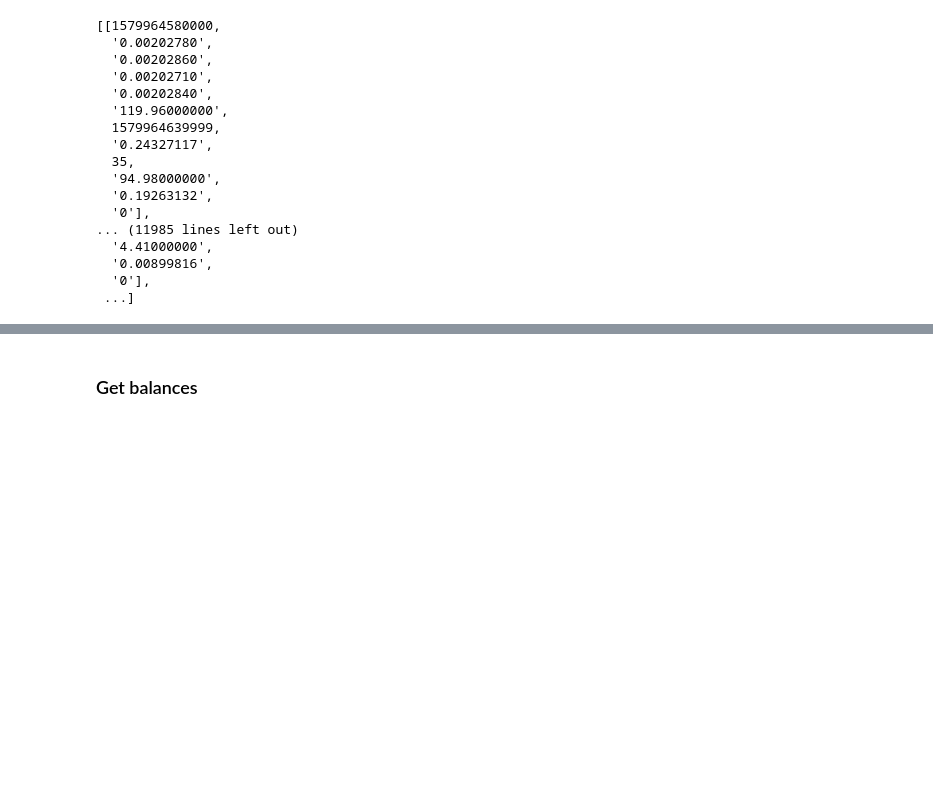
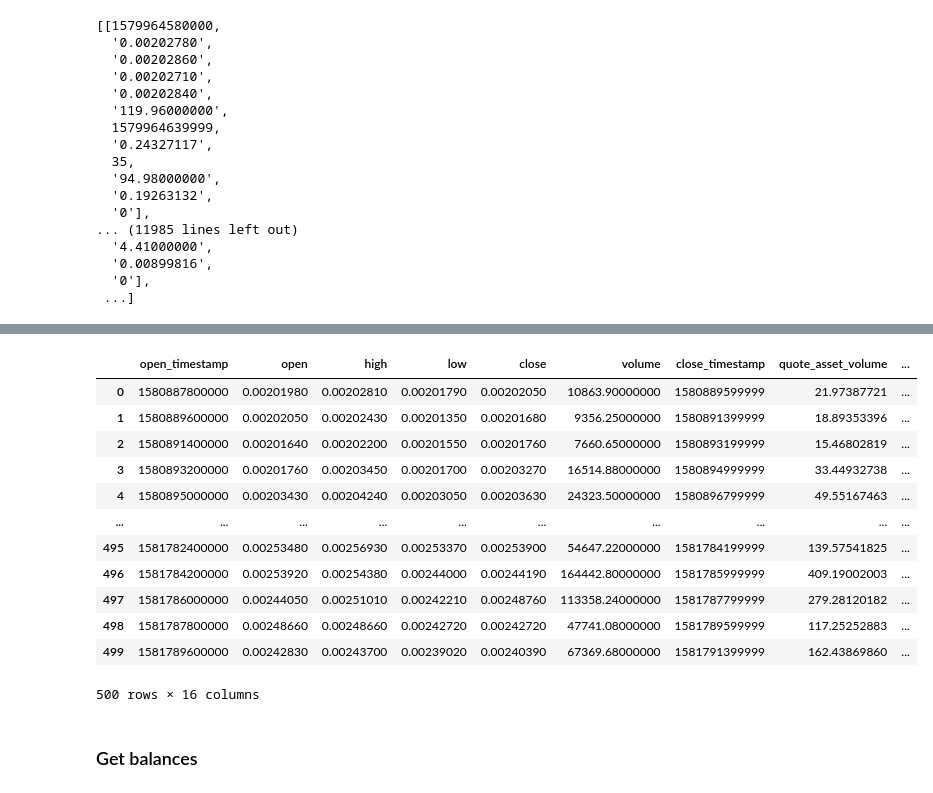
Before and after one commit to ChrisMcPherson/logic_by_loidsig, a Jupyter notebook: notebooks/eda_notebooks/binance_data_exploration.ipynb, the cells around one changed output, grey strips where cells are left out. Drawn from its saved outputs; the diff is of its cells as text; code cells hidden in the pictures; blank space fills up the shorter version.

Commit message:
initial candlestick data event pipeline build

```diff
--- a/notebooks/eda_notebooks/binance_data_exploration.ipynb
+++ b/notebooks/eda_notebooks/binance_data_exploration.ipynb
@@ -41,0 +65,24 @@ bnb_client.get_historical_klines("BNBBTC", Client.KLINE_INTERVAL_1MINUTE, "1 day
+# %%
+candles = bnb_client.get_klines(symbol='BNBBTC', interval=Client.KLINE_INTERVAL_30MINUTE)
+df = pd.DataFrame(candles, columns=['open_timestamp','open','high','low','close','volume','close_timestamp',
+                                        'quote_asset_volume', 'trade_count', 'taker_buy_base_asset_volume',
+                                        'taker_buy_quote_asset_volume','ignore'])
+df['open_timestamp_trim'] = df['open_timestamp']/1000
+df['close_timestamp_trim'] = df['close_timestamp']/1000
+df['open_datetime'] = pd.to_datetime(df['open_timestamp_trim'], unit='s')
+df['close_datetime'] = pd.to_datetime(df['close_timestamp_trim'], unit='s')
+df
+# %% [output]
+|  | open_timestamp | open | high | low | close | volume | close_timestamp | quote_asset_volume | ... |
+| 0 | 1580887800000 | 0.00201980 | 0.00202810 | 0.00201790 | 0.00202050 | 10863.90000000 | 1580889599999 | 21.97387721 | ... |
+| 1 | 1580889600000 | 0.00202050 | 0.00202430 | 0.00201350 | 0.00201680 | 9356.25000000 | 1580891399999 | 18.89353396 | ... |
+| 2 | 1580891400000 | 0.00201640 | 0.00202200 | 0.00201550 | 0.00201760 | 7660.65000000 | 1580893199999 | 15.46802819 | ... |
+| 3 | 1580893200000 | 0.00201760 | 0.00203450 | 0.00201700 | 0.00203270 | 16514.88000000 | 1580894999999 | 33.44932738 | ... |
+| 4 | 1580895000000 | 0.00203430 | 0.00204240 | 0.00203050 | 0.00203630 | 24323.50000000 | 1580896799999 | 49.55167463 | ... |
+| ... | ... | ... | ... | ... | ... | ... | ... | ... | ... |
+| 495 | 1581782400000 | 0.00253480 | 0.00256930 | 0.00253370 | 0.00253900 | 54647.22000000 | 1581784199999 | 139.57541825 | ... |
+| 496 | 1581784200000 | 0.00253920 | 0.00254380 | 0.00244000 | 0.00244190 | 164442.80000000 | 1581785999999 | 409.19002003 | ... |
+| 497 | 1581786000000 | 0.00244050 | 0.00251010 | 0.00242210 | 0.00248760 | 113358.24000000 | 1581787799999 | 279.28120182 | ... |
+| 498 | 1581787800000 | 0.00248660 | 0.00248660 | 0.00242720 | 0.00242720 | 47741.08000000 | 1581789599999 | 117.25252883 | ... |
+| 499 | 1581789600000 | 0.00242830 | 0.00243700 | 0.00239020 | 0.00240390 | 67369.68000000 | 1581791399999 | 162.43869860 | ... |
+500 rows × 16 columns
```
Also changed, not shown: parts of 4 cells of this notebook, 12 other files.
